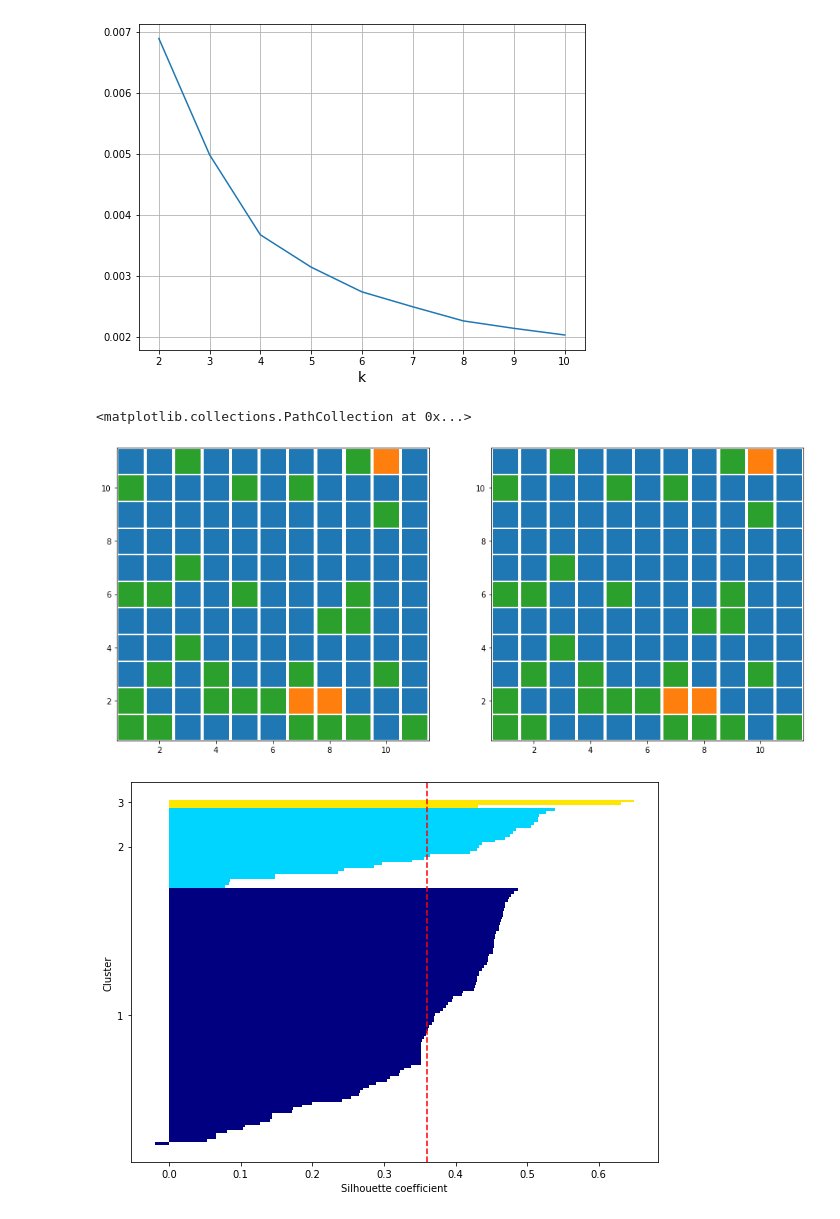
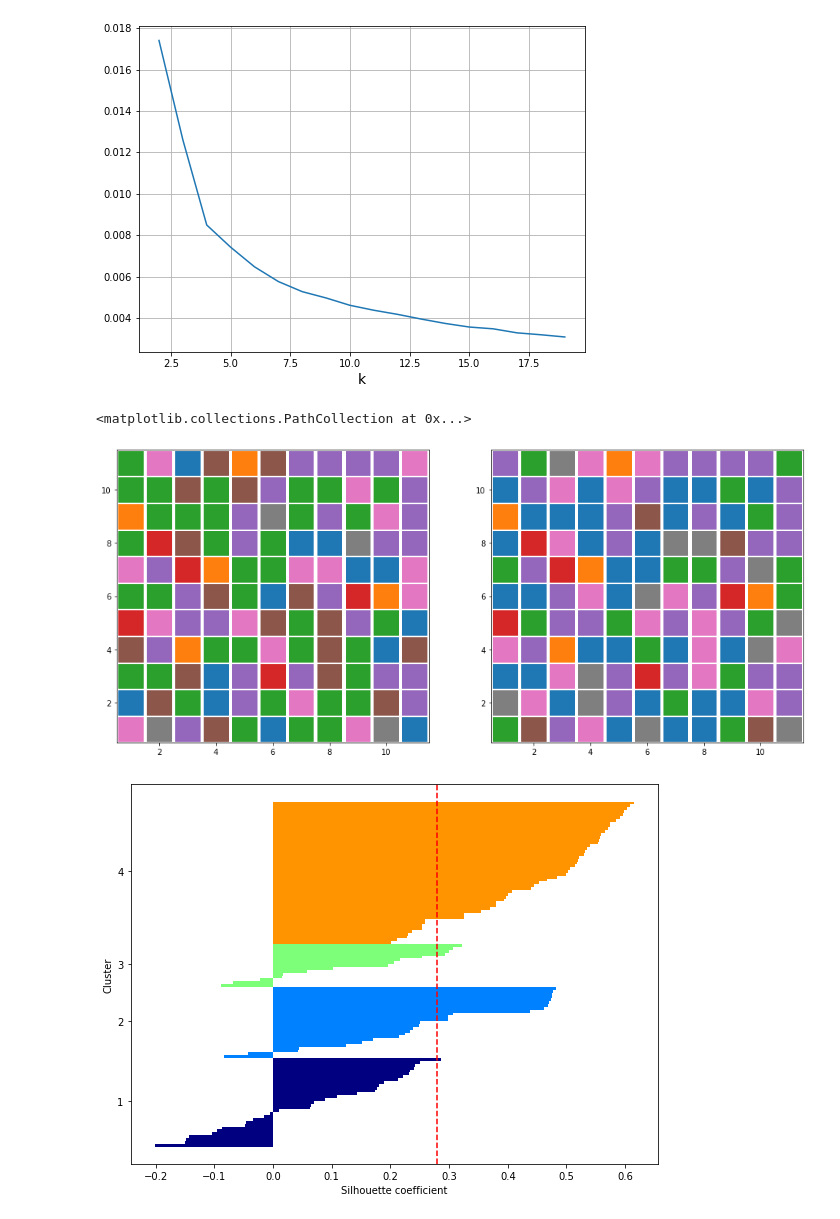
Before and after one commit to muuusso/ds-exam, a Jupyter notebook: kmeans.ipynb, the cells around one changed output. Saved outputs shown, nothing was run; the diff lists cells and outputs as text; code cells hidden in the pictures.

```diff
--- a/kmeans.ipynb
+++ b/kmeans.ipynb
@@ -16,55 +16,70 @@ x, y = np.meshgrid(np.arange(1, 12), np.arange(1, 12))
 
 label_to_color = {
     0 : 'tab:blue',
-    1 : 'tab:green',
-    2 : 'tab:orange',
-    3 : 'tab:brown',
+    1 : 'tab:orange',
+    2 : 'tab:green',
+    3 : 'tab:red',
+    4 : 'tab:purple',
+    5 : 'tab:brown',
+    6 : 'tab:pink',
+    7 : 'tab:gray',
+    8 : 'tab:cyan',
 }
 # %%
 # already normalized, no more scaling required (?)
-X = s2.values
+X = s1.values
+
+# X = MinMaxScaler().fit_transform(X.T).T
 
 distortions = []
-for k in range(2, 11):
+for k in range(2, 20):
     kmeans = KMeans(n_clusters=k, max_iter=10000, tol=1e-6, random_state=0).fit(X)
     distortions.append(kmeans.inertia_)
 
-plt.plot(np.arange(2, 11), distortions)
+plt.plot(np.arange(2, 20), distortions)
 plt.xlabel('k', fontsize=14)
 plt.grid()
 # %% [output]
-[figure, old version]
+[figure, new version]
 # %%
 fig, (ax1, ax2) = plt.subplots(1, 2, figsize=(16, 7))
 
-X = s2.values
+X = s1.values
 
-kmeans = KMeans(n_clusters=3, max_iter=10000, tol=1e-6, random_state=0).fit(X)
+# X = MinMaxScaler().fit_transform(X.T).T
+
+pca = PCA(n_components=0.95).fit(X)
+X = pca.transform(X)
+
+kmeans = KMeans(n_clusters=8, max_iter=10000, tol=1e-6, random_state=0).fit(X)
 labels = kmeans.predict(X)
 
-colors = np.array([labels_to_colors[i] for i in labels])
+colors = np.array([label_to_color[i] for i in labels])
 
 ax1.scatter(x, y, c=colors, s=1000, marker='s')
 
-X = s2.values
+X = s1.values
 
-kmeans = KMeans(n_clusters=3, max_iter=10000, tol=1e-6, random_state=0).fit(X)
+kmeans = KMeans(n_clusters=8, max_iter=10000, tol=1e-6, random_state=0).fit(X)
 labels = kmeans.predict(X)
 
-colors = np.array([labels_to_colors[i] for i in labels])
-# oranges = np.where(colors == 'tab:blue')
-# greens = np.where(colors == 'tab:orange')
+colors = np.array([label_to_color[i] for i in labels])
+oranges = np.where(colors == 'tab:green')
+greens = np.where(colors == 'tab:orange')
 
-# colors[oranges] = 'tab:orange'
-# colors[greens] = 'tab:blue'
+colors[oranges] = 'tab:orange'
+colors[greens] = 'tab:green'
 
 ax2.scatter(x, y, c=colors, s=1000, marker='s')
 # %% [output]
 <matplotlib.collections.PathCollection at 0x...>
-[figure, old version]
+[figure, new version]
 # %%
 from matplotlib import cm
 from sklearn.metrics import silhouette_samples
+
+kmeans = KMeans(n_clusters=4, max_iter=10000, tol=1e-6, random_state=0).fit(X)
+labels = kmeans.predict(X)
 
 cluster_labels = np.unique(labels)
 n_clusters = cluster_labels.shape[0]
@@ -95,7 +110,7 @@ plt.xlabel('Silhouette coefficient')
 plt.tight_layout()
 plt.show()
 # %% [output]
-[figure, old version]
+[figure, new version]
 # %%
 distortions = []
 for k in range(2, 11):
```
Also changed, not shown: parts of 3 cells of this notebook, 1 other file.
